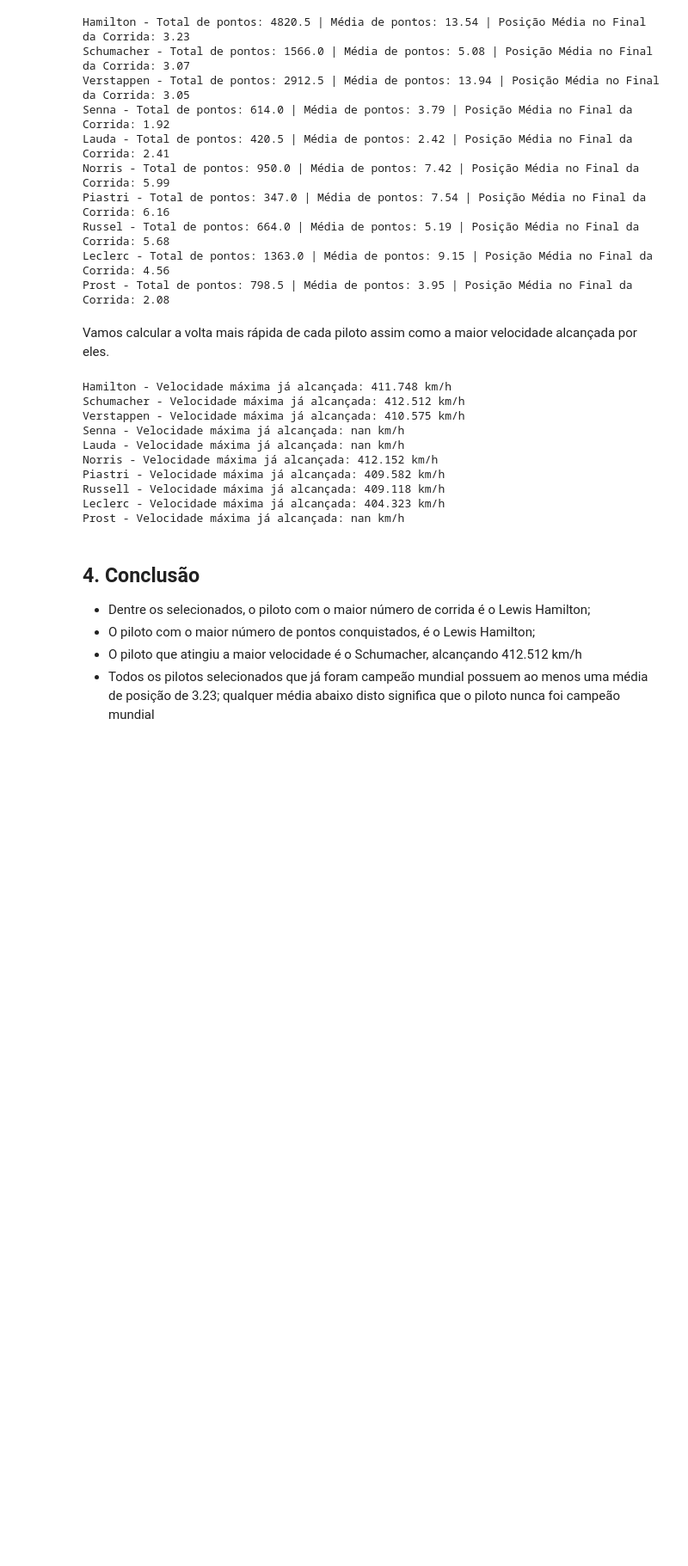
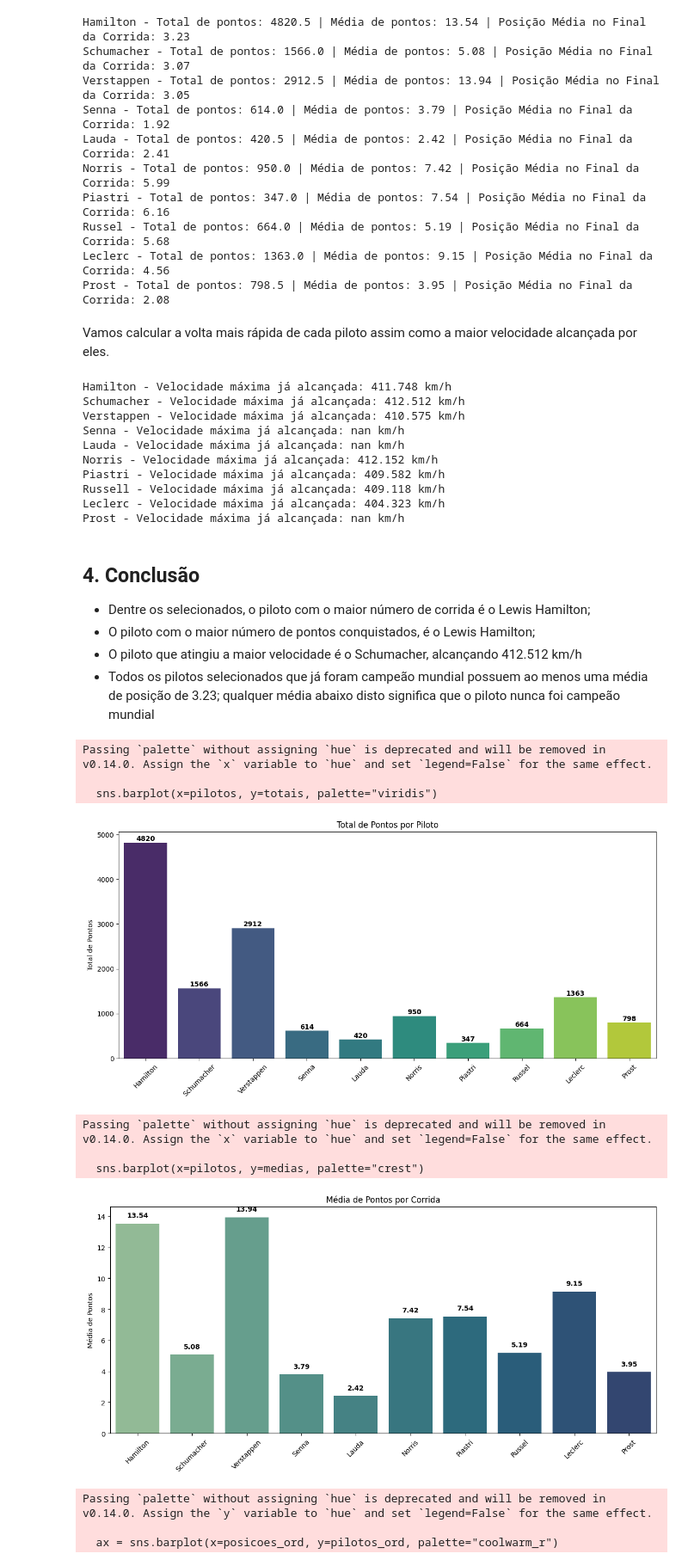
Before and after one commit to FlaviouSs/estatistica_formula1, a Jupyter notebook: flavio/analise2/analise2.ipynb, the cells around one changed output. Shown at 86% size. Cells and saved outputs as stored; diff of their text form; code cells hidden in the pictures; blank space fills up the shorter version.

Commit message:
Analise 2 - Finalizada

```diff
--- a/flavio/analise2/analise2.ipynb
+++ b/flavio/analise2/analise2.ipynb
@@ -227,3 +227,77 @@ Prost - Velocidade máxima já alcançada: nan km/h
 - O piloto com o maior número de pontos conquistados, é o Lewis Hamilton;
 - O piloto que atingiu a maior velocidade é o Schumacher, alcançando 412.512 km/h
 - Todos os pilotos selecionados que já foram campeão mundial possuem ao menos uma média de posição de 3.23; qualquer média abaixo disto significa que o piloto nunca foi campeão mundial
+# %%
+import matplotlib.pyplot as plt
+import seaborn as sns
+
+# Dados dos pilotos
+pilotos = ["Hamilton", "Schumacher", "Verstappen", "Senna", "Lauda", "Norris", "Piastri", "Russel", "Leclerc", "Prost"]
+
+# Total de pontos
+totais = [totalHAM, totalMSC, totalVER, totalSEN, totalLAU, totalNOR, totalPIA, totalRUS, totalLEC, totalPRO]
+
+# Média de pontos
+medias = [mediaHAM, mediaMSC, mediaVER, mediaSEN, mediaLAU, mediaNOR, mediaPIA, mediaRUS, mediaLEC, mediaPRO]
+
+# Posição média ao final da corrida
+posicoes = [valor_esperado_posicaoHAM, valor_esperado_posicaoMSC, valor_esperado_posicaoVER, valor_esperado_posicaoSEN,
+            valor_esperado_posicaoLAU, valor_esperado_posicaoNOR, valor_esperado_posicaoPIA, valor_esperado_posicaoRUS,
+            valor_esperado_posicaoLEC, valor_esperado_posicaoPRO]
+
+# -------- Gráfico 1: Total de pontos --------
+plt.figure(figsize=(12, 6))
+sns.barplot(x=pilotos, y=totais, palette="viridis")
+plt.title("Total de Pontos por Piloto")
+plt.ylabel("Total de Pontos")
+plt.xticks(rotation=45)
+for i, v in enumerate(totais):
+    plt.text(i, v + 5, f"{int(v)}", ha='center', va='bottom', fontweight='bold')
+plt.tight_layout()
+plt.show()
+
+# -------- Gráfico 2: Média de pontos --------
+plt.figure(figsize=(12, 6))
+sns.barplot(x=pilotos, y=medias, palette="crest")
+plt.title("Média de Pontos por Corrida")
+plt.ylabel("Média de Pontos")
+plt.xticks(rotation=45)
+for i, v in enumerate(medias):
+    plt.text(i, v + 0.3, f"{v:.2f}", ha='center', va='bottom', fontweight='bold')
+plt.tight_layout()
+plt.show()
+
+# -------- Gráfico 3: Posição média final --------
+dados_posicao = list(zip(pilotos, posicoes))
+dados_posicao.sort(key=lambda x: x[1])  # menor é melhor
+
+pilotos_ord = [x[0] for x in dados_posicao]
+posicoes_ord = [x[1] for x in dados_posicao]
+
+# Plotar gráfico horizontal
+plt.figure(figsize=(10, 6))
+ax = sns.barplot(x=posicoes_ord, y=pilotos_ord, palette="coolwarm_r")
+
+# Rótulos com os valores nas pontas das barras
+for i, v in enumerate(posicoes_ord):
+    plt.text(v + 0.05, i, f"{v:.2f}", va='center', ha='left', fontweight='bold')
+
+# Estilização
+plt.title("Posição Média Final na Corrida (menor é melhor)", fontsize=14)
+plt.xlabel("Posição Média")
+plt.ylabel("Piloto")
+plt.grid(axis="x", linestyle="--", alpha=0.5)
+plt.tight_layout()
+plt.show()
+# %% [output]
+Passing `palette` without assigning `hue` is deprecated and will be removed in v0.14.0. Assign the `x` variable to `hue` and set `legend=False` for the same effect.
+
+  sns.barplot(x=pilotos, y=totais, palette="viridis")
+[figure, added]
+Passing `palette` without assigning `hue` is deprecated and will be removed in v0.14.0. Assign the `x` variable to `hue` and set `legend=False` for the same effect.
+
+  sns.barplot(x=pilotos, y=medias, palette="crest")
+[figure, added]
+Passing `palette` without assigning `hue` is deprecated and will be removed in v0.14.0. Assign the `y` variable to `hue` and set `legend=False` for the same effect.
+
+  ax = sns.barplot(x=posicoes_ord, y=pilotos_ord, palette="coolwarm_r")
```
Also changed, not shown: parts of 1 cell of this notebook.
